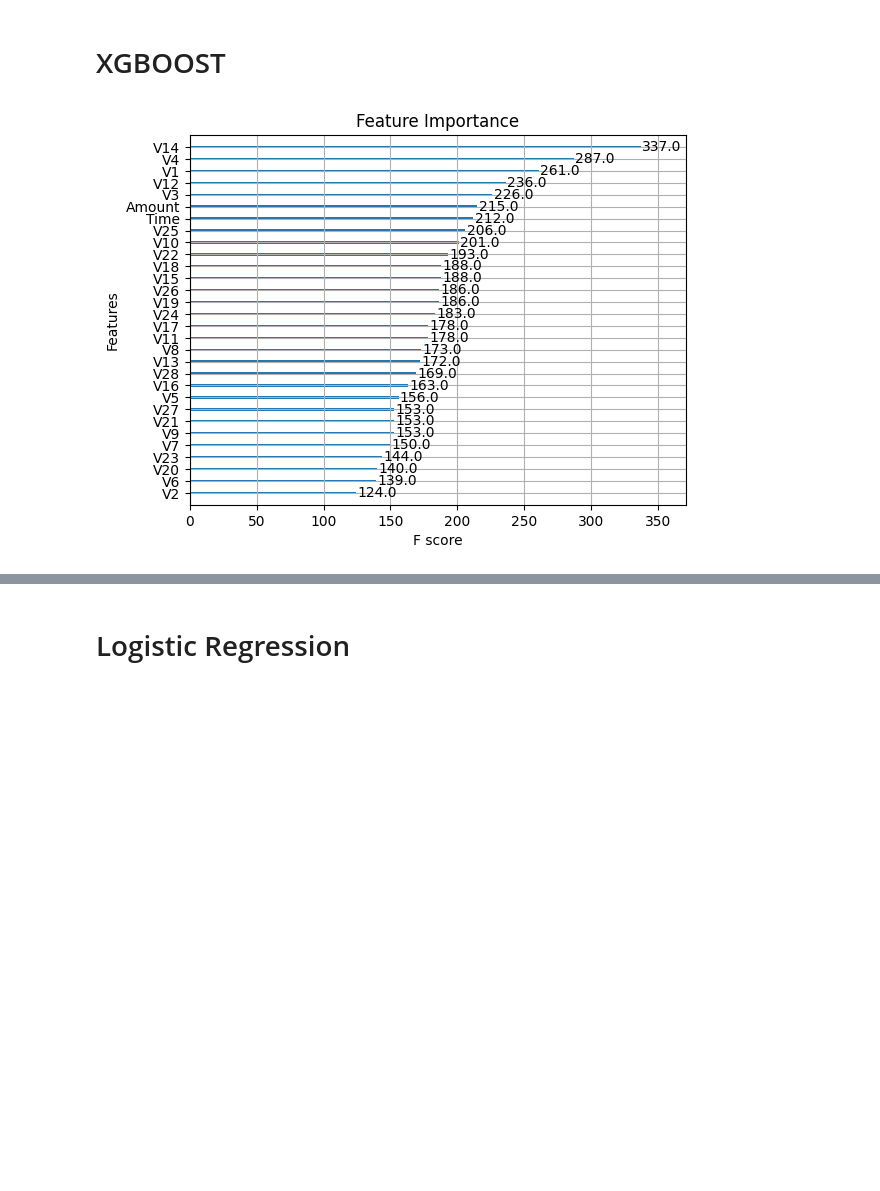
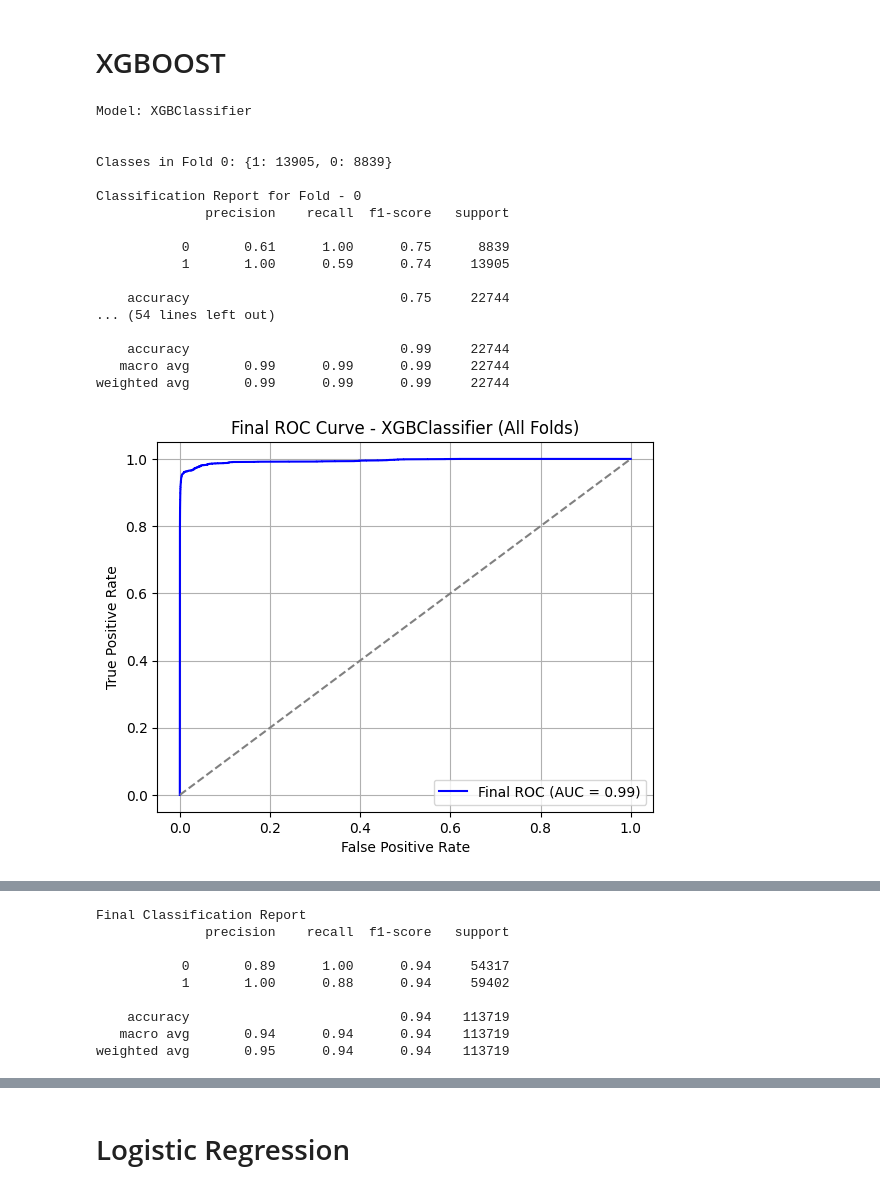
Before and after one commit to COMP3608Project/credit-card-fraud, a Jupyter notebook: Fraud_2022.ipynb, the cells around one changed output, grey strips where cells are left out. Saved outputs shown, nothing was run; the diff lists cells and outputs as text; code cells hidden in the pictures; blank space fills up the shorter version.

Commit message:
Maintaining temporal integrity when splitting into folds

```diff
--- a/Fraud_2022.ipynb
+++ b/Fraud_2022.ipynb
@@ -88,20 +103,20 @@ def run_temporal(df, model, X, y):
 # %%
 # Function to perform Stratified K Fold and train/evaluate model
 
-def run_stratified(model, X, y):
+def run_temporal_kfold(df, model):
 
   print(f"\nModel: {model.__class__.__name__}")
   num_splits = 5
   tests = []
   predictions = []
   probabilities = []
-  skf = StratifiedKFold(n_splits=num_splits, shuffle=True, random_state=42)
 
-  for index, (train_index, test_index) in enumerate(skf.split(X, y)):
-    X_train = X.iloc[train_index]
-    X_test = X.iloc[test_index]
-    y_train = y.iloc[train_index]
-    y_test = y.iloc[test_index]
+  df = df.sort_values('Time').reset_index(drop=True)
+  folds = split_into_folds(df, num_splits)
+
+  for index, fold in enumerate(folds):
+
+    X_train, y_train, X_test, y_test = temporal_split(fold)
     model.fit(X_train, y_train)
 
     y_pred = model.predict(X_test)
@@ -112,7 +127,8 @@ def run_stratified(model, X, y):
     tests.extend(y_test)
 
     # Confusion Matrix and Classification report
-    print(f"\n\nClassification Report for Fold - {index}")
+    print(f"\n\nClasses in Fold {index}: {y_test.value_counts().to_dict()}\n")
+    print(f"Classification Report for Fold - {index}")
     print(classification_report(y_test, y_pred))
 
 
@@ -135,6 +151,7 @@ def run_stratified(model, X, y):
   plt.title(f"Final Confusion Matrix for {model.__class__.__name__} (all folds)")
   plt.show()
 
+  print(f"\n\nFinal Classification Report")
   print(classification_report(tests, predictions))
 # %%
 # Function to show lag features
@@ -216,11 +219,11 @@ plot_acf_pacf_all(df)
 #Add lag features
 
 lag_config = {
-#    'V3': 2,
-#    'V9': 1,
-#    'V12': 3,
-#    'V13': 1,
-#    'V14': 1,
+    'V3': 2,
+    'V9': 1,
+    'V12': 3,
+    'V13': 1,
+    'V14': 1,
 }
 df =  add_lag_features(df, lag_config)
 # %%
@@ -235,12 +238,27 @@ y = df['class']
 # Using ADASYN for XGBOOST
 adasyn = ADASYN(random_state=42)
 X_resampled, y_resampled = adasyn.fit_resample(X, y)
+resampled_df = pd.concat([X_resampled, y_resampled], axis=1).reset_index(drop=True)
 # %%
-# Showing the most important features
+# Running the model
 model = xgb.XGBClassifier(n_estimators=200, random_state=42, eval_metric='logloss')
-model.fit(X_resampled, y_resampled)
-xgb.plot_importance(model, importance_type='weight', max_num_features=31)
-plt.title("Feature Importance")
-plt.show()
+run_temporal_kfold(resampled_df, model)
 # %% [output]
+Model: XGBClassifier
+
+
+Classes in Fold 0: {1: 13905, 0: 8839}
+
+Classification Report for Fold - 0
+              precision    recall  f1-score   support
+
+           0       0.61      1.00      0.75      8839
+           1       1.00      0.59      0.74     13905
+
+    accuracy                           0.75     22744
+... (54 lines left out)
+
+    accuracy                           0.99     22744
+   macro avg       0.99      0.99      0.99     22744
+weighted avg       0.99      0.99      0.99     22744
-[figure, old version]
+[figure, new version]
@@ -246,0 +266,9 @@ plt.show()
+Final Classification Report
+              precision    recall  f1-score   support
+
+           0       0.89      1.00      0.94     54317
+           1       1.00      0.88      0.94     59402
+
+    accuracy                           0.94    113719
+   macro avg       0.94      0.94      0.94    113719
+weighted avg       0.95      0.94      0.94    113719
```
Also changed, not shown: parts of 10 cells of this notebook.
